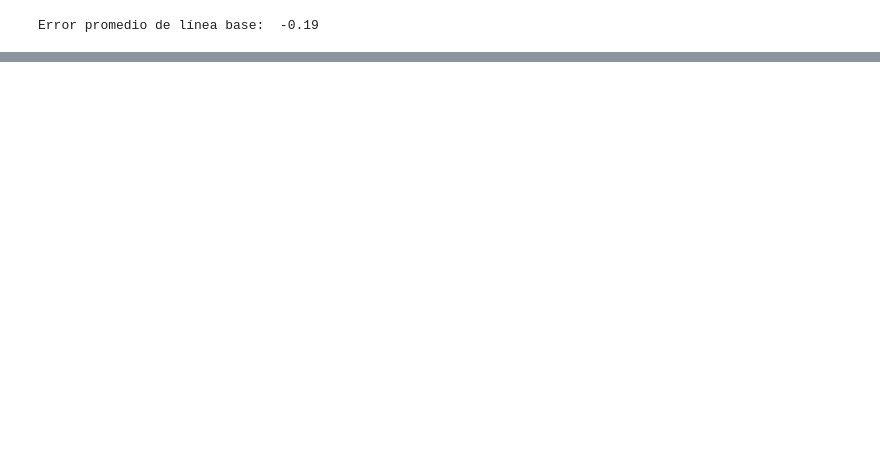
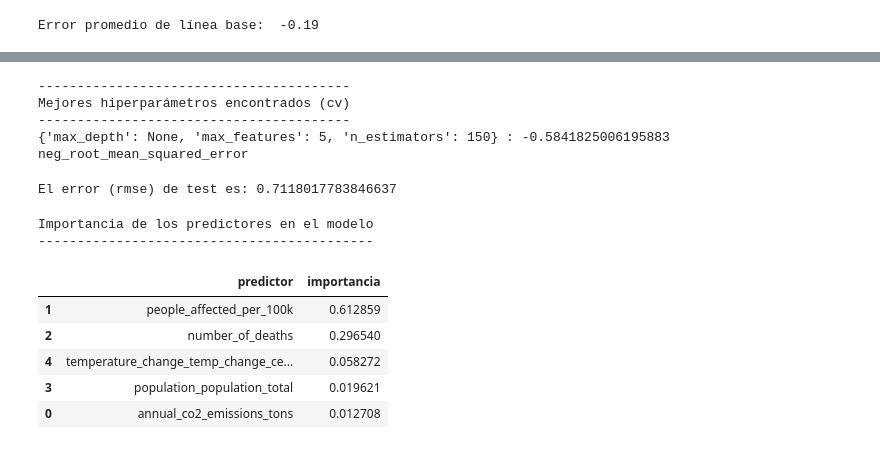
Before and after one commit to LAURYMEOW/Machine-Leraning-Project, a Jupyter notebook: Respaldo/Machine_learning/Notebook.2/PAKISTAN_Correlation_Analysis and Linear Regression Model.ipynb, the cells around one changed output, grey strips where cells are left out. Saved outputs shown, nothing was run; the diff lists cells and outputs as text; code cells hidden in the pictures; blank space fills up the shorter version.

```diff
--- a/Respaldo/Machine_learning/Notebook.2/PAKISTAN_Correlation_Analysis and Linear Regression Model.ipynb
+++ b/Respaldo/Machine_learning/Notebook.2/PAKISTAN_Correlation_Analysis and Linear Regression Model.ipynb
@@ -2257,0 +2166,42 @@ df_importancia.sort_values('importances_mean', ascending=False)
+# %%
+# Mejores hiperparámetros por validación cruzada
+# ==============================================================================
+print("----------------------------------------")
+print("Mejores hiperparámetros encontrados (cv)")
+print("----------------------------------------")
+print(grid.best_params_, ":", grid.best_score_, grid.scoring)
+# %% [output]
+----------------------------------------
+Mejores hiperparámetros encontrados (cv)
+----------------------------------------
+{'max_depth': None, 'max_features': 5, 'n_estimators': 150} : -0.5841825006195883 neg_root_mean_squared_error
+# %%
+# Error de test del modelo final
+# ==============================================================================
+modelo_final = grid.best_estimator_
+predicciones = modelo.predict(X = X_test)
+rmse = mean_squared_error(
+        y_true  = y_test,
+        y_pred  = predicciones,
+        squared = False
+       )
+print(f"El error (rmse) de test es: {rmse}")
+# %% [output]
+El error (rmse) de test es: 0.7118017783846637
+# %%
+importancia_predictores = pd.DataFrame(
+                            {'predictor': df_scaled.drop(columns = 'economic_damages_as_a_share_of_gdp').columns,
+                             'importancia': modelo.feature_importances_}
+                            )
+print("Importancia de los predictores en el modelo")
+print("-------------------------------------------")
+importancia_predictores.sort_values('importancia', ascending=False)
+# %% [output]
+Importancia de los predictores en el modelo
+-------------------------------------------
+|  | predictor | importancia |
+| 1 | people_affected_per_100k | 0.612859 |
+| 2 | number_of_deaths | 0.296540 |
+| 4 | temperature_change_temp_change_ce... | 0.058272 |
+| 3 | population_population_total | 0.019621 |
+| 0 | annual_co2_emissions_tons | 0.012708 |
```
Also changed, not shown: parts of 83 cells of this notebook.
